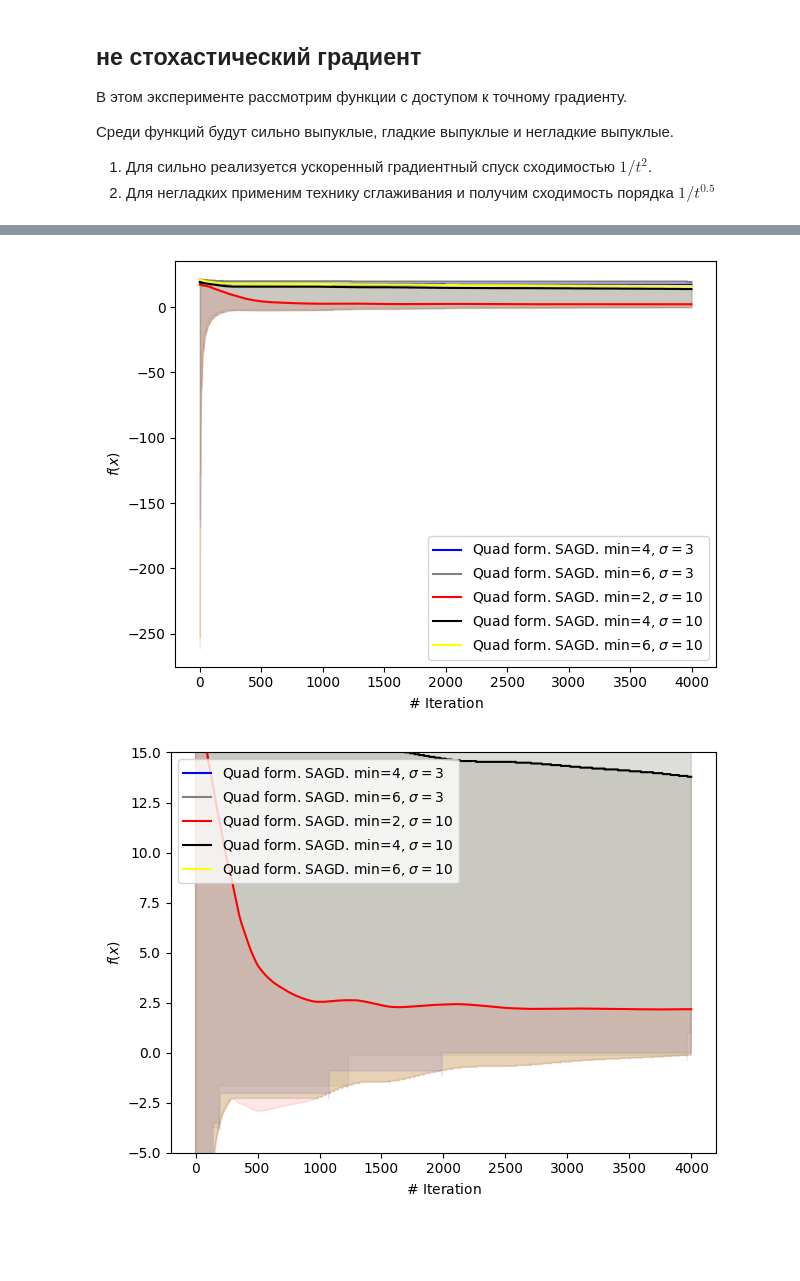
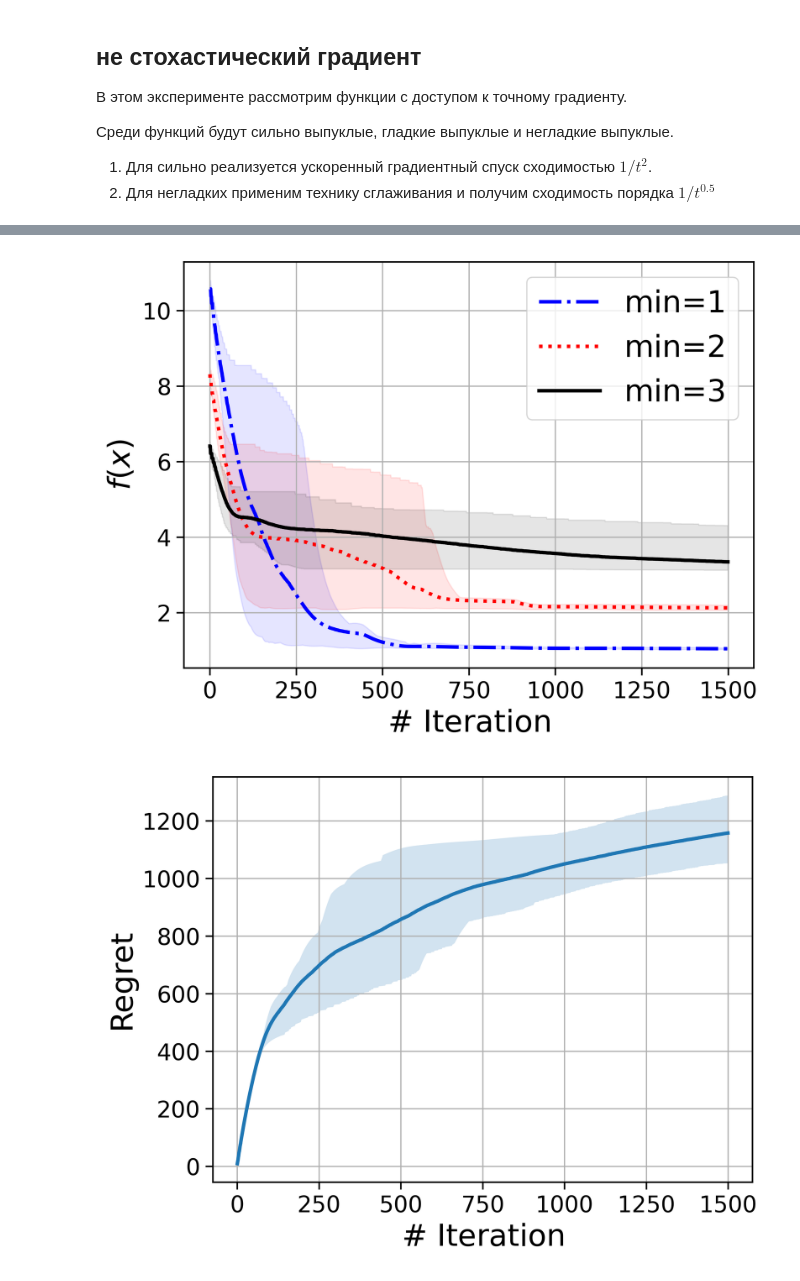
Before and after one commit to online-opt-acc/FMAB_copy, a Jupyter notebook: notebooks/synthetic_exp.ipynb, the cells around one changed output, grey strips where cells are left out. Saved outputs shown, nothing was run; the diff lists cells and outputs as text; code cells hidden in the pictures; blank space fills up the shorter version.

```diff
--- a/notebooks/synthetic_exp.ipynb
+++ b/notebooks/synthetic_exp.ipynb
@@ -167,7 +67,8 @@ alg_res = alg.run(T=200)
 # %%
 figs = {}
-colors = ["b", "gray", "r", "black", "yellow"]
+colors = ["b", "r", "black", "gray", "yellow"]
 figs["running"] = alg_res.draw_all_steps(arms, colors=colors)
-figs["running_clipped"] = alg_res.draw_all_steps(arms, colors=colors, ylim=[-5, 13])
+figs["running_clipped"] = alg_res.draw_all_steps(arms, colors=colors, ylim=[0, 17], with_intervals=False)
 figs["cumulative"] = alg_res.draw_cumulative_regret(1)
+figs["deltas"] = alg_res.draw_deltas(arms, min_vals)
 # %% [output]
@@ -220,6 +153,7 @@ alg_res = alg.run(T=1000)
 figs = {}
 colors = ["b", "gray", "r", "black", "yellow"]
 figs["running"] = alg_res.draw_all_steps(arms, colors=colors)
-figs["running_clipped"] = alg_res.draw_all_steps(arms, colors=colors, ylim=[-5, 13])
-figs["cumulative"] = alg_res.draw_cumulative_regret(2)
+figs["running_clipped"] = alg_res.draw_all_steps(arms, colors=colors, ylim=[0, 15], with_intervals=False)
+figs["cumulative"] = alg_res.draw_cumulative_regret(min(min_vals))
+figs["deltas"] = alg_res.draw_deltas(arms, min_vals, ylim=(-0.5,))
 # %% [output]
@@ -302,4 +251,15 @@ def init_arms():
-# %%
-arms = init_arms()
-alg = UCB(arms)
-alg_res = alg.run(T=4000)
+# %%
+
+from joblib import Parallel, delayed
+
+num_runs = 20
+arms, min_vals = init_arms()
+
+def run_alg():
+    arms, min_vals = init_arms()
+    alg = UCB(arms)
+    print("run")
+    alg_res = alg.run(T=1500)
+    return alg_res
+del_run = delayed(run_alg)
+results = Parallel(20)(del_run() for _ in range(num_runs))
@@ -306,11 +414,11 @@ alg_res = alg.run(T=4000)
 # %%
-colors = ["b", "gray", "r", "black", "yellow"]
+
+colors = ["b", "r", "black",  "gray", "green"]
 
 figs = {}
-
-figs["running"] = alg_res.draw_all_steps(arms, colors=colors)
-figs["running_clipped"] = alg_res.draw_all_steps(arms, colors=colors, ylim=[-5, 15])
-figs["cumulative"] = alg_res.draw_cumulative_regret(2)
+figs["running"] = draw_all_steps(results, arms, colors = colors, with_intervals=True)
+figs["cumulative"] = draw_cumulative_regret(results, min_val = min(min_vals))
+figs["deltas"] = draw_deltas(results, arms, min_vals,colors=colors, ylim=(0.02, 15.1))
 # %% [output]
-[figure, old version]
+[figure, new version]
-[figure, old version]
+[figure, new version]
```
Also changed, not shown: parts of 20 cells of this notebook, 27 other files.
